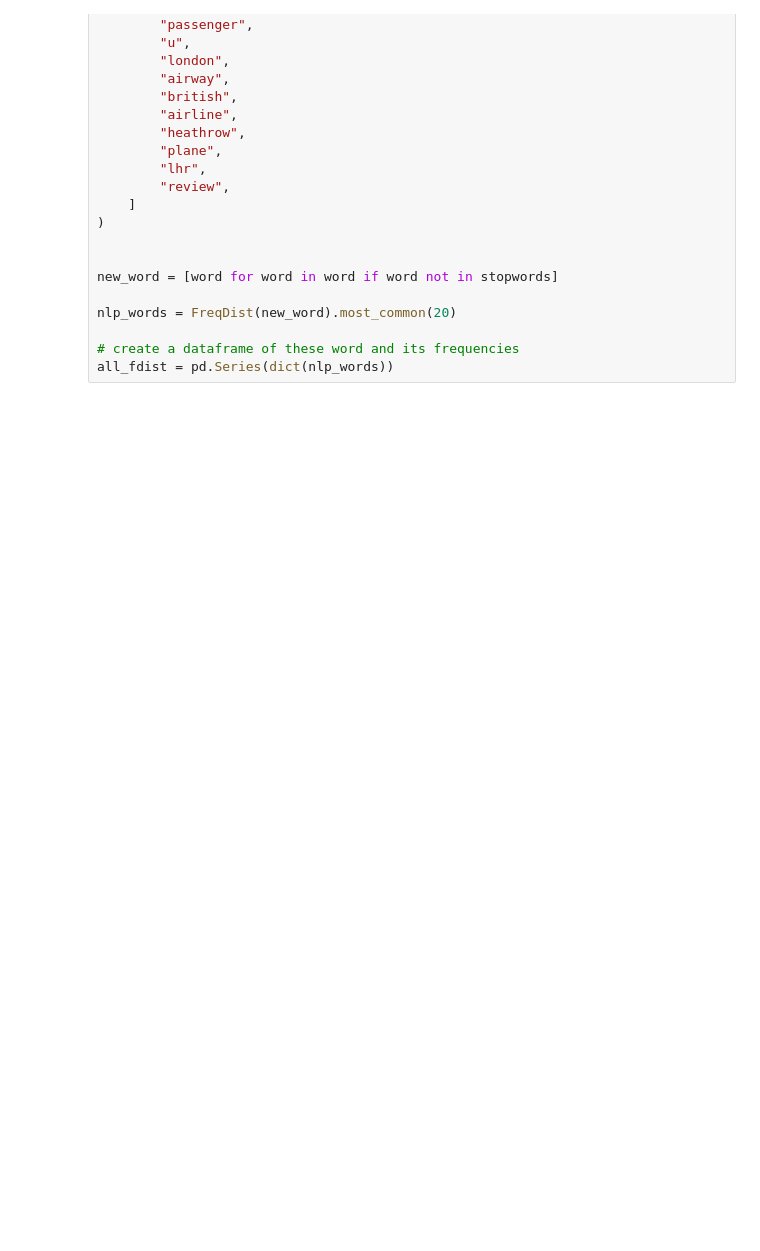
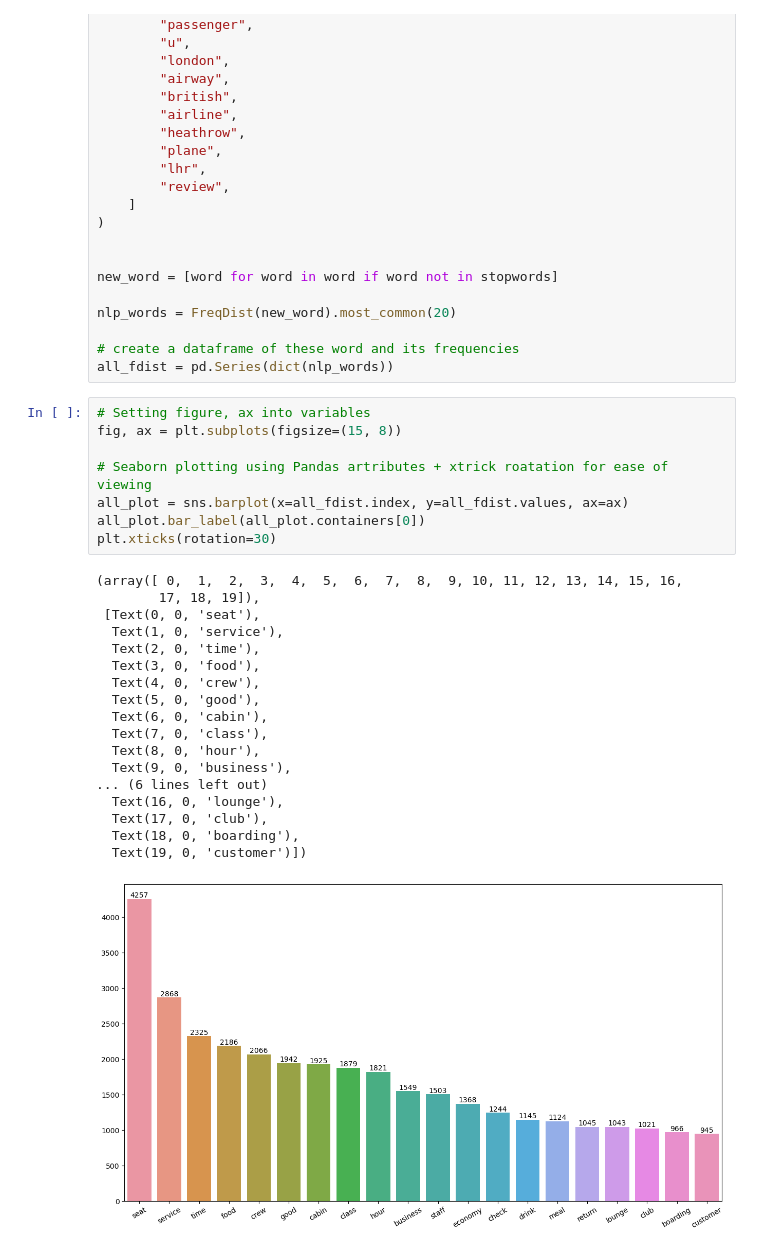
Before and after one commit to sushantsekhar1/british-airways-web-scrapper, a Jupyter notebook: EDA/eda_perform.ipynb, the cells around one changed output. Drawn from its saved outputs; the diff is of its cells as text; blank space fills up the shorter version.

```diff
--- a/EDA/eda_perform.ipynb
+++ b/EDA/eda_perform.ipynb
@@ -211,3 +247,30 @@ nlp_words = FreqDist(new_word).most_common(20)
 
 # create a dataframe of these word and its frequencies
 all_fdist = pd.Series(dict(nlp_words))
+# %%
+# Setting figure, ax into variables
+fig, ax = plt.subplots(figsize=(15, 8))
+
+# Seaborn plotting using Pandas artributes + xtrick roatation for ease of viewing
+all_plot = sns.barplot(x=all_fdist.index, y=all_fdist.values, ax=ax)
+all_plot.bar_label(all_plot.containers[0])
+plt.xticks(rotation=30)
+# %% [output]
+(array([ 0,  1,  2,  3,  4,  5,  6,  7,  8,  9, 10, 11, 12, 13, 14, 15, 16,
+        17, 18, 19]),
+ [Text(0, 0, 'seat'),
+  Text(1, 0, 'service'),
+  Text(2, 0, 'time'),
+  Text(3, 0, 'food'),
+  Text(4, 0, 'crew'),
+  Text(5, 0, 'good'),
+  Text(6, 0, 'cabin'),
+  Text(7, 0, 'class'),
+  Text(8, 0, 'hour'),
+  Text(9, 0, 'business'),
+... (6 lines left out)
+  Text(16, 0, 'lounge'),
+  Text(17, 0, 'club'),
+  Text(18, 0, 'boarding'),
+  Text(19, 0, 'customer')])
+[figure, added]
```
Also changed, not shown: parts of 28 cells of this notebook.
